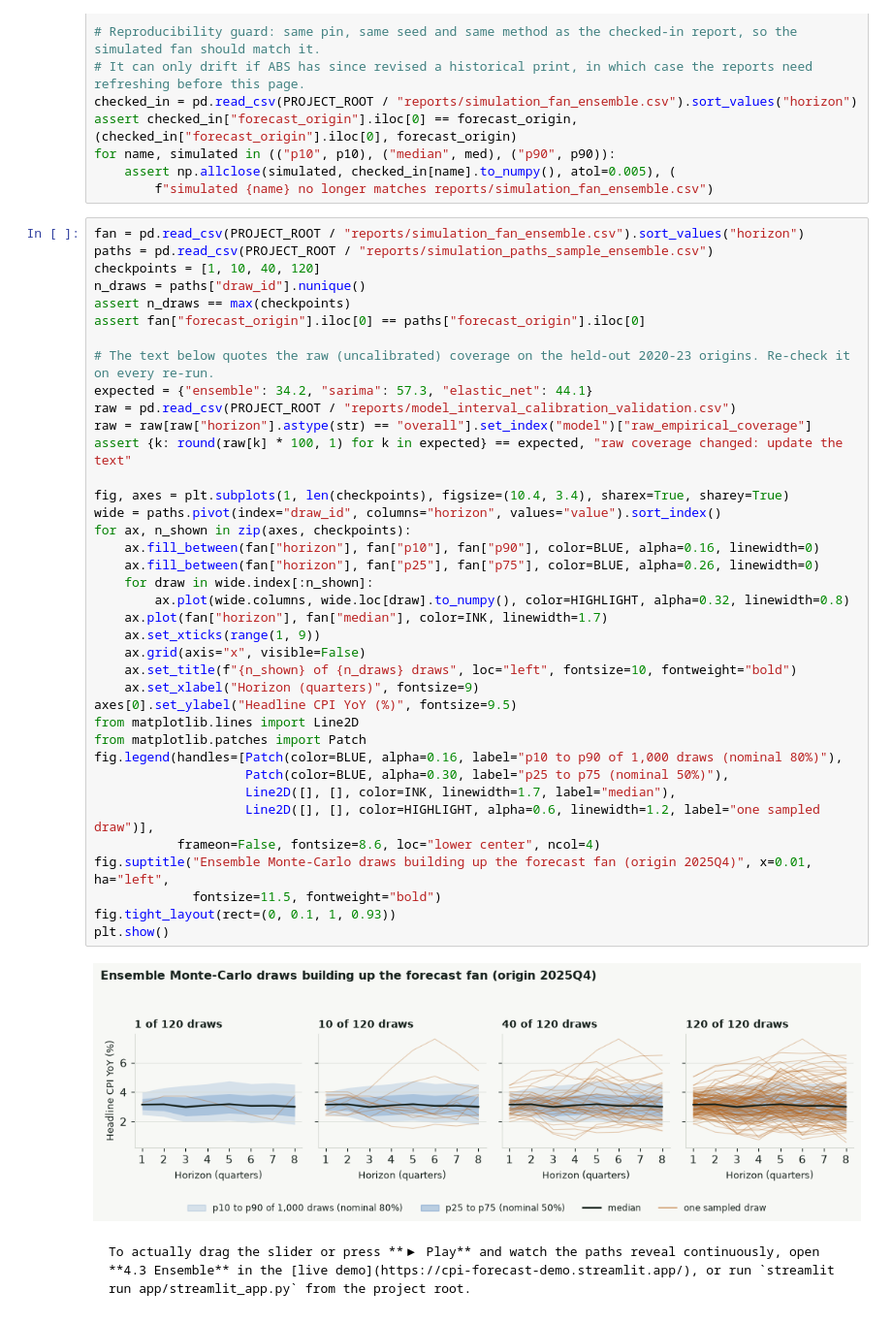
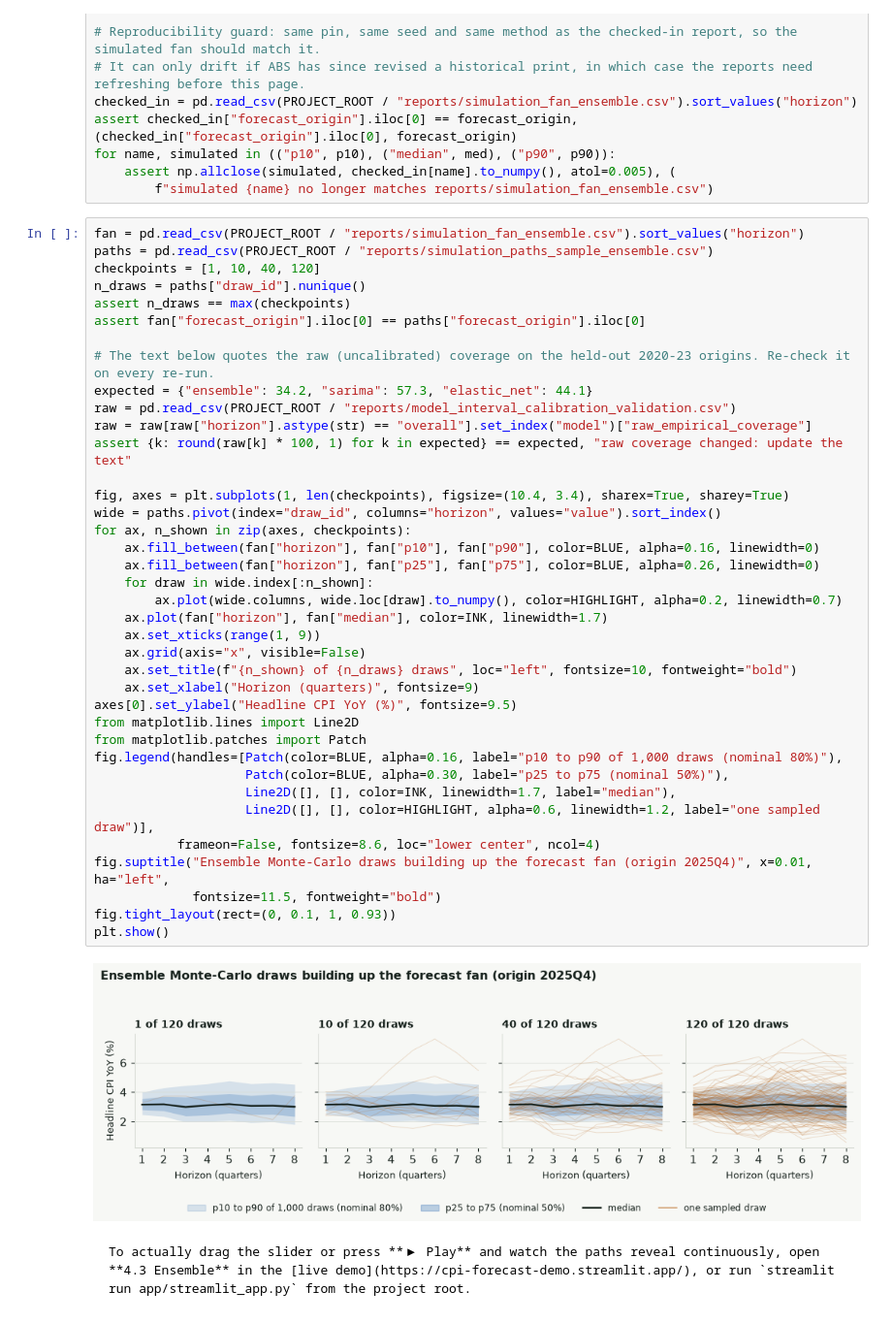
Before and after one commit to JuanVu1810/Australian-CPI-Forecast, a Jupyter notebook: book/australian_cpi_forecasting/04_modeling/43_ensemble.ipynb, the cells around one changed output. Shown at 97% size. Saved outputs shown, nothing was run; the diff lists cells and outputs as text.

````diff
--- a/book/australian_cpi_forecasting/04_modeling/43_ensemble.ipynb
+++ b/book/australian_cpi_forecasting/04_modeling/43_ensemble.ipynb
@@ -164,35 +164,35 @@ assert fan["forecast_origin"].iloc[0] == paths["forecast_origin"].iloc[0]
 # The text below quotes the raw (uncalibrated) coverage on the held-out 2020-23 origins. Re-check it on every re-run.
 expected = {"ensemble": 34.2, "sarima": 57.3, "elastic_net": 44.1}
 raw = pd.read_csv(PROJECT_ROOT / "reports/model_interval_calibration_validation.csv")
 raw = raw[raw["horizon"].astype(str) == "overall"].set_index("model")["raw_empirical_coverage"]
 assert {k: round(raw[k] * 100, 1) for k in expected} == expected, "raw coverage changed: update the text"
 
 fig, axes = plt.subplots(1, len(checkpoints), figsize=(10.4, 3.4), sharex=True, sharey=True)
 wide = paths.pivot(index="draw_id", columns="horizon", values="value").sort_index()
 for ax, n_shown in zip(axes, checkpoints):
     ax.fill_between(fan["horizon"], fan["p10"], fan["p90"], color=BLUE, alpha=0.16, linewidth=0)
     ax.fill_between(fan["horizon"], fan["p25"], fan["p75"], color=BLUE, alpha=0.26, linewidth=0)
     for draw in wide.index[:n_shown]:
-        ax.plot(wide.columns, wide.loc[draw].to_numpy(), color=HIGHLIGHT, alpha=0.32, linewidth=0.8)
+        ax.plot(wide.columns, wide.loc[draw].to_numpy(), color=HIGHLIGHT, alpha=0.2, linewidth=0.7)
     ax.plot(fan["horizon"], fan["median"], color=INK, linewidth=1.7)
     ax.set_xticks(range(1, 9))
     ax.grid(axis="x", visible=False)
     ax.set_title(f"{n_shown} of {n_draws} draws", loc="left", fontsize=10, fontweight="bold")
     ax.set_xlabel("Horizon (quarters)", fontsize=9)
 axes[0].set_ylabel("Headline CPI YoY (%)", fontsize=9.5)
 from matplotlib.lines import Line2D
 from matplotlib.patches import Patch
 fig.legend(handles=[Patch(color=BLUE, alpha=0.16, label="p10 to p90 of 1,000 draws (nominal 80%)"),
                     Patch(color=BLUE, alpha=0.30, label="p25 to p75 (nominal 50%)"),
                     Line2D([], [], color=INK, linewidth=1.7, label="median"),
                     Line2D([], [], color=HIGHLIGHT, alpha=0.6, linewidth=1.2, label="one sampled draw")],
            frameon=False, fontsize=8.6, loc="lower center", ncol=4)
 fig.suptitle("Ensemble Monte-Carlo draws building up the forecast fan (origin 2025Q4)", x=0.01, ha="left",
              fontsize=11.5, fontweight="bold")
 fig.tight_layout(rect=(0, 0.1, 1, 0.93))
 plt.show()
 # %% [output]
-[figure, old version]
+[figure, new version]
 # %% [markdown]
 ```{tip}
 To actually drag the slider or press **▶ Play** and watch the paths reveal continuously, open **4.3 Ensemble** in the [live demo](https://cpi-forecast-demo.streamlit.app/), or run `streamlit run app/streamlit_app.py` from the project root.
````
Also changed, not shown: parts of 1 cell of this notebook, 11 other files.
